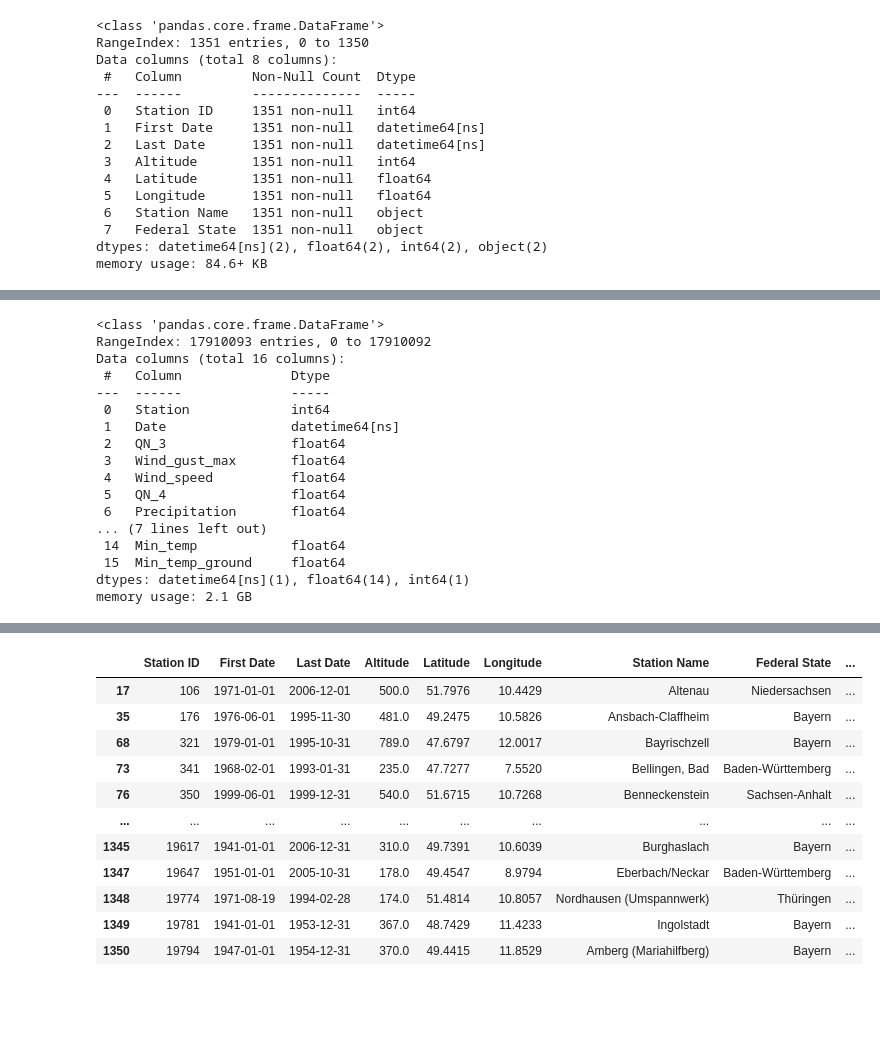
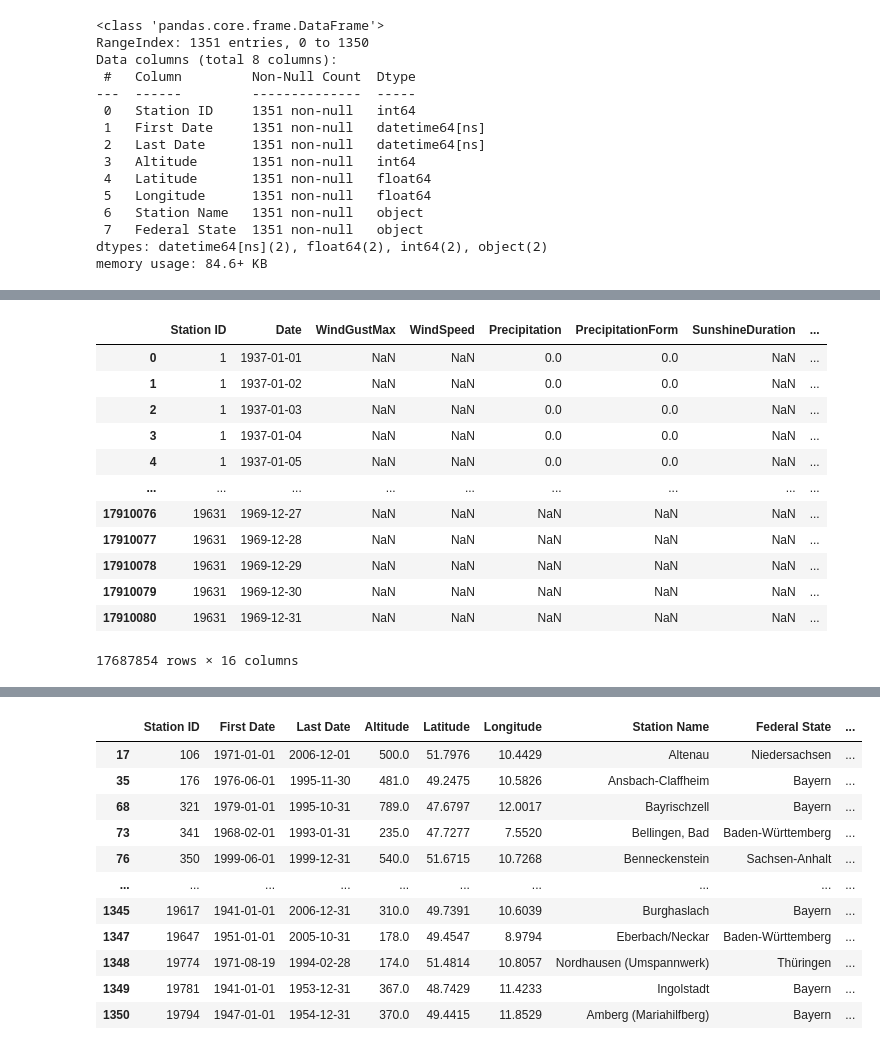
Before and after one commit to hkoenicke/UCDPA_HeikeKoenicke, a Jupyter notebook: WeatherData.ipynb, the cells around one changed output, grey strips where cells are left out. Drawn from its saved outputs; the diff is of its cells as text; code cells hidden in the pictures; blank space fills up the shorter version.

```diff
--- a/WeatherData.ipynb
+++ b/WeatherData.ipynb
@@ -244,22 +220,23 @@ memory usage: 2.1+ GB
 # %%
-# change date from object to datetime
+# change 'Date' from object to datetime
 df_climate['Date'] = pd.to_datetime(df_climate['Date'])
-df_climate.info()
+
+#df_climate.info()
-# %% [output]
-<class 'pandas.core.frame.DataFrame'>
-RangeIndex: 17910093 entries, 0 to 17910092
-Data columns (total 16 columns):
- #   Column              Dtype
----  ------              -----
- 0   Station             int64
- 1   Date                datetime64[ns]
- 2   QN_3                float64
- 3   Wind_gust_max       float64
- 4   Wind_speed          float64
- 5   QN_4                float64
- 6   Precipitation       float64
-... (7 lines left out)
- 14  Min_temp            float64
- 15  Min_temp_ground     float64
-dtypes: datetime64[ns](1), float64(14), int64(1)
-memory usage: 2.1 GB
+# %%
+# drop rows without data (i.e. rows with 14 na's as 'Station ID' and 'Date' are never empty)
+df_climate.dropna(axis='rows', thresh=3, inplace=True)
+df_climate
+# %% [output]
+|  | Station ID | Date | WindGustMax | WindSpeed | Precipitation | PrecipitationForm | SunshineDuration | ... |
+| 0 | 1 | 1937-01-01 | NaN | NaN | 0.0 | 0.0 | NaN | ... |
+| 1 | 1 | 1937-01-02 | NaN | NaN | 0.0 | 0.0 | NaN | ... |
+| 2 | 1 | 1937-01-03 | NaN | NaN | 0.0 | 0.0 | NaN | ... |
+| 3 | 1 | 1937-01-04 | NaN | NaN | 0.0 | 0.0 | NaN | ... |
+| 4 | 1 | 1937-01-05 | NaN | NaN | 0.0 | 0.0 | NaN | ... |
+| ... | ... | ... | ... | ... | ... | ... | ... | ... |
+| 17910076 | 19631 | 1969-12-27 | NaN | NaN | NaN | NaN | NaN | ... |
+| 17910077 | 19631 | 1969-12-28 | NaN | NaN | NaN | NaN | NaN | ... |
+| 17910078 | 19631 | 1969-12-29 | NaN | NaN | NaN | NaN | NaN | ... |
+| 17910079 | 19631 | 1969-12-30 | NaN | NaN | NaN | NaN | NaN | ... |
+| 17910080 | 19631 | 1969-12-31 | NaN | NaN | NaN | NaN | NaN | ... |
+17687854 rows × 16 columns
```
Also changed, not shown: parts of 28 cells of this notebook.
